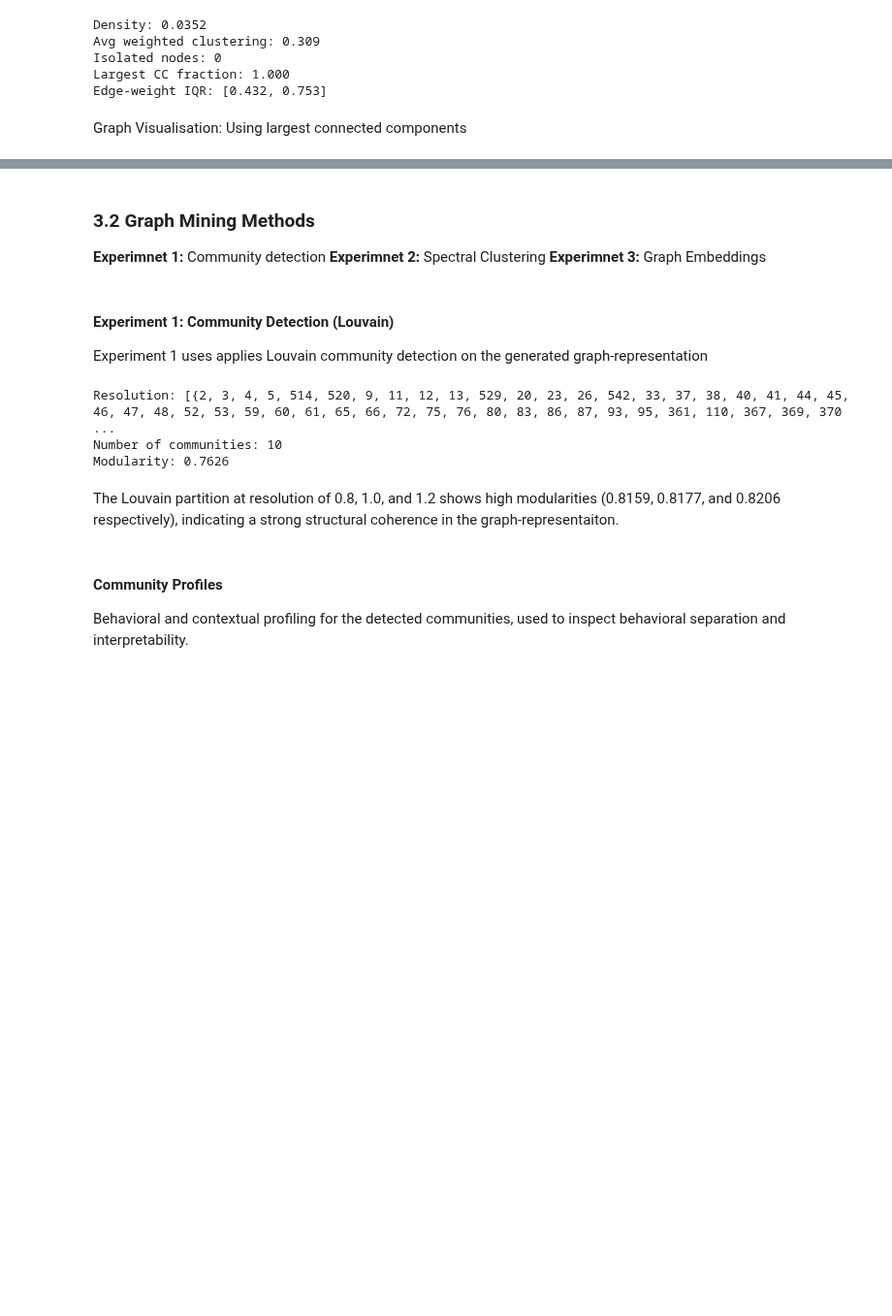
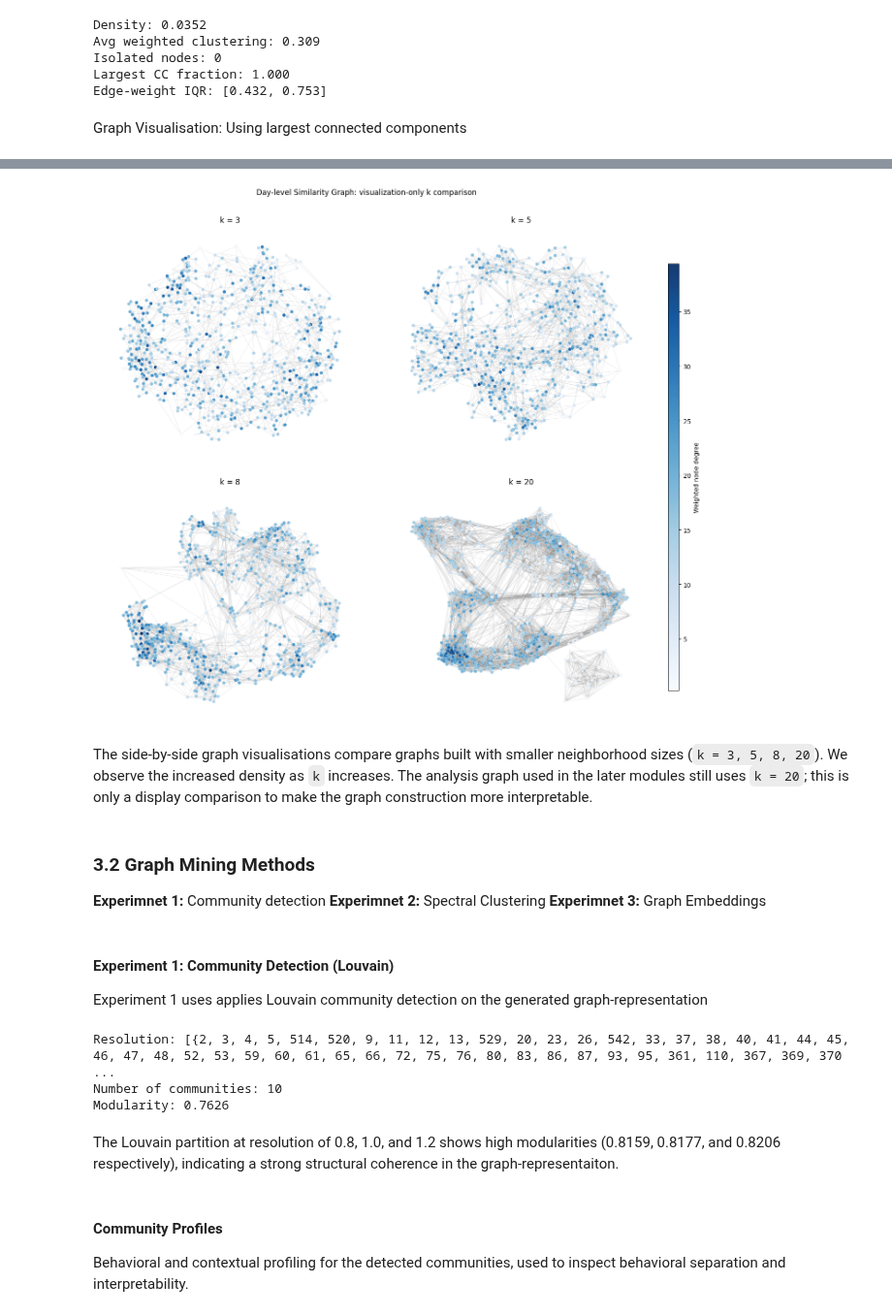
Before and after one commit to kraack-tech/DM_AU_project_group_16, a Jupyter notebook: Group16_Checkpoint3.ipynb, the cells around one changed output, grey strips where cells are left out. Shown at 97% size. Drawn from its saved outputs; the diff is of its cells as text; code cells hidden in the pictures; blank space fills up the shorter version.

Commit message:
Update Group16_Checkpoint3.ipynb
update graph visualization to be more interpretable (i.e., less dense)

```diff
--- a/Group16_Checkpoint3.ipynb
+++ b/Group16_Checkpoint3.ipynb
@@ -812,3 +771,81 @@ plt.show()
+# %%
+# Graph plot
+largest_nodes = max(nx.connected_components(G), key=len)
+G_largest_cc = G.subgraph(largest_nodes).copy()
+
+# Compare graoth with different k-values in a 2x2 matrix
+k_values_vis = [3, 5, 8, 20]
+
+# Plot
+fig, axes = plt.subplots(2, 2, figsize=(16, 14))
+axes = axes.ravel()
+
+# Iterate to build sihgle graph for each k-value
+for ax, k_vis in zip(axes, k_values_vis):
+    # kNN for current k
+    knn_vis = NearestNeighbors(n_neighbors=k_vis + 1, metric="euclidean")
+    knn_vis.fit(X_context_scaled)
+    vis_distances, vis_indices = knn_vis.kneighbors(X_context_scaled)
+    vis_non_dist = vis_distances[:, 1:].ravel()
+    vis_sigma = float(np.mean(vis_non_dist)) if np.mean(vis_non_dist) > 0 else 1.0
+
+    # Build the weighted graph
+    G_vis = nx.Graph()
+    for i in range(len(data_day)):
+        for pos_idx in range(1, k_vis + 1):
+            j = int(vis_indices[i, pos_idx])
+            if i == j:
+                continue
+            d = float(vis_distances[i, pos_idx])
+            w = float(np.exp(-(d ** 2) / (2 * (vis_sigma ** 2))))
+            if G_vis.has_edge(i, j):
+                if w > G_vis[i][j]["weight"]:
+                    G_vis[i][j]["weight"] = w
+            else:
+                G_vis.add_edge(i, j, weight=w)
+
+    # Keep largest components
+    if G_vis.number_of_nodes() > 0 and not nx.is_empty(G_vis):
+        G_vis = G_vis.subgraph(max(nx.connected_components(G_vis), key=len)).copy()
+
+    pos = nx.spring_layout(G_vis, seed=RANDOM_SEED, k=0.55, iterations=250)
+    node_strength = np.array([G_vis.degree(n, weight="weight") for n in G_vis.nodes()], dtype=float)
+
+    # Draw nodes
+    nodes = nx.draw_networkx_nodes(
+        G_vis,
+        pos,
+        ax=ax,
+        node_size=28,
+        node_color=node_strength,
+        cmap=plt.cm.Blues,
+        alpha=0.95,
+        linewidths=0.2,
+        edgecolors="white"
+    )
+
+    # Draw edges
+    nx.draw_networkx_edges(
+        G_vis,
+        pos,
+        ax=ax,
+        width=0.7,
+        edge_color="gray",
+        alpha=0.16
+    )
+
+    ax.set_title(f"k = {k_vis}")
+    ax.axis("off")
+
+cbar_ax = fig.add_axes([0.92, 0.16, 0.015, 0.68])
+fig.colorbar(nodes, cax=cbar_ax, label="Weighted node degree")
+fig.suptitle("Day-level Similarity Graph: visualization-only k comparison", y=0.96)
+fig.subplots_adjust(top=0.90, right=0.90, wspace=0.10, hspace=0.12)
+plt.show()
+# %% [output]
+[figure, added]
+# %% [markdown]
+The side-by-side graph visualisations compare graphs built with smaller neighborhood sizes (`k = 3, 5, 8, 20`). We observe the increased density as `k` increases. The analysis graph used in the later modules still uses `k = 20`; this is only a display comparison to make the graph construction more interpretable.
 # %% [markdown]
 ### 3.2 Graph Mining Methods
 **Experimnet 1:** Community detection </br>
```
Also changed, not shown: parts of 34 cells of this notebook.
